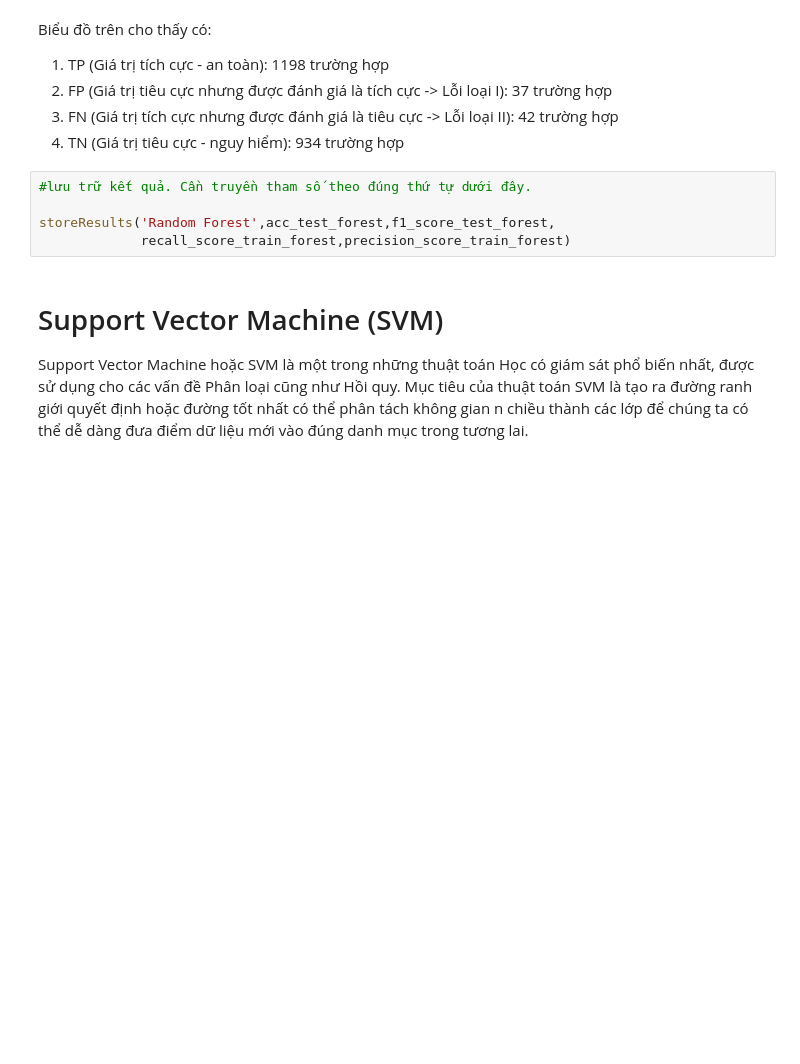
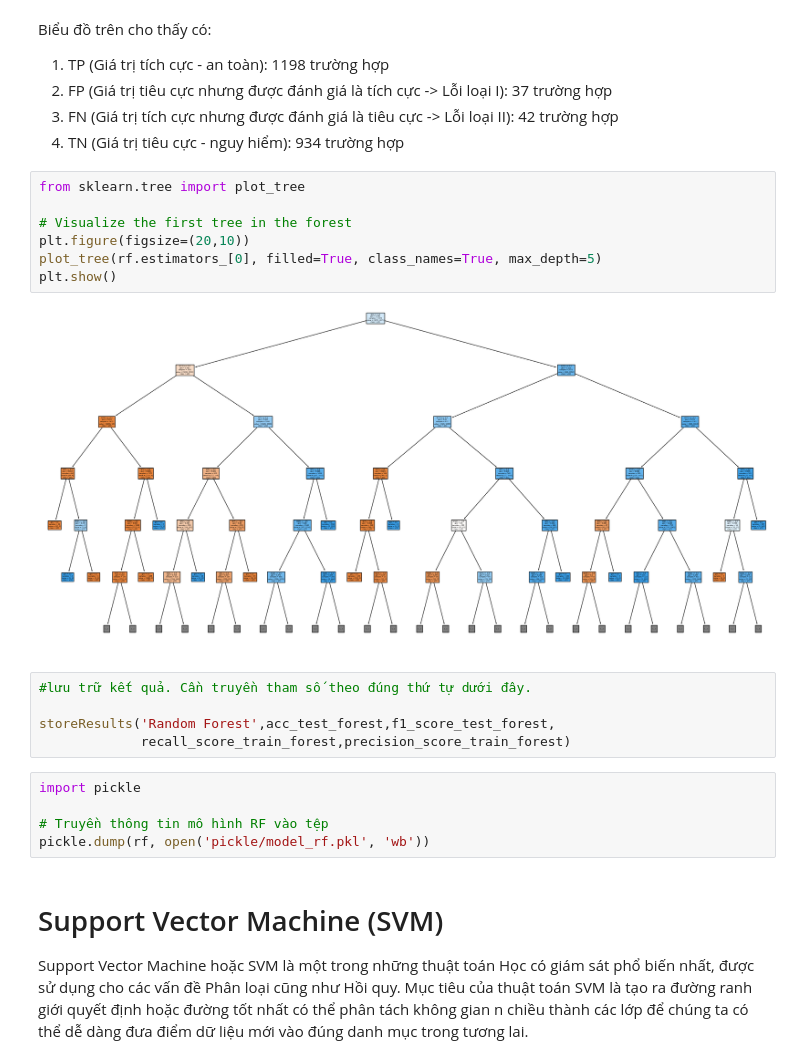
Before and after one commit to Minhlt02/PhisingURL, a Jupyter notebook: PhisingURL.ipynb, the cells around one changed output. Cells and saved outputs as stored; diff of their text form; blank space fills up the shorter version.

```diff
--- a/PhisingURL.ipynb
+++ b/PhisingURL.ipynb
@@ -316,11 +316,25 @@ Biểu đồ trên cho thấy có:
 2. FP (Giá trị tiêu cực nhưng được đánh giá là tích cực -> Lỗi loại I): 37 trường hợp
 3. FN (Giá trị tích cực nhưng được đánh giá là tiêu cực -> Lỗi loại II): 42 trường hợp
 4. TN (Giá trị tiêu cực - nguy hiểm): 934 trường hợp
+# %%
+from sklearn.tree import plot_tree
+
+# Visualize the first tree in the forest
+plt.figure(figsize=(20,10))
+plot_tree(rf.estimators_[0], filled=True, class_names=True, max_depth=5)
+plt.show()
+# %% [output]
+[figure, added]
 # %%
 #lưu trữ kết quả. Cần truyền tham số theo đúng thứ tự dưới đây.
 
 storeResults('Random Forest',acc_test_forest,f1_score_test_forest,
              recall_score_train_forest,precision_score_train_forest)
+# %%
+import pickle
+
+# Truyền thông tin mô hình RF vào tệp
+pickle.dump(rf, open('pickle/model_rf.pkl', 'wb'))
 # %% [markdown]
 # Support Vector Machine (SVM)
 Support Vector Machine hoặc SVM là một trong những thuật toán Học có giám sát phổ biến nhất, được sử dụng cho các vấn đề Phân loại cũng như Hồi quy. Mục tiêu của thuật toán SVM là tạo ra đường ranh giới quyết định hoặc đường tốt nhất có thể phân tách không gian n chiều thành các lớp để chúng ta có thể dễ dàng đưa điểm dữ liệu mới vào đúng danh mục trong tương lai.
```
Also changed, not shown: parts of 10 cells of this notebook, 6 other files.
